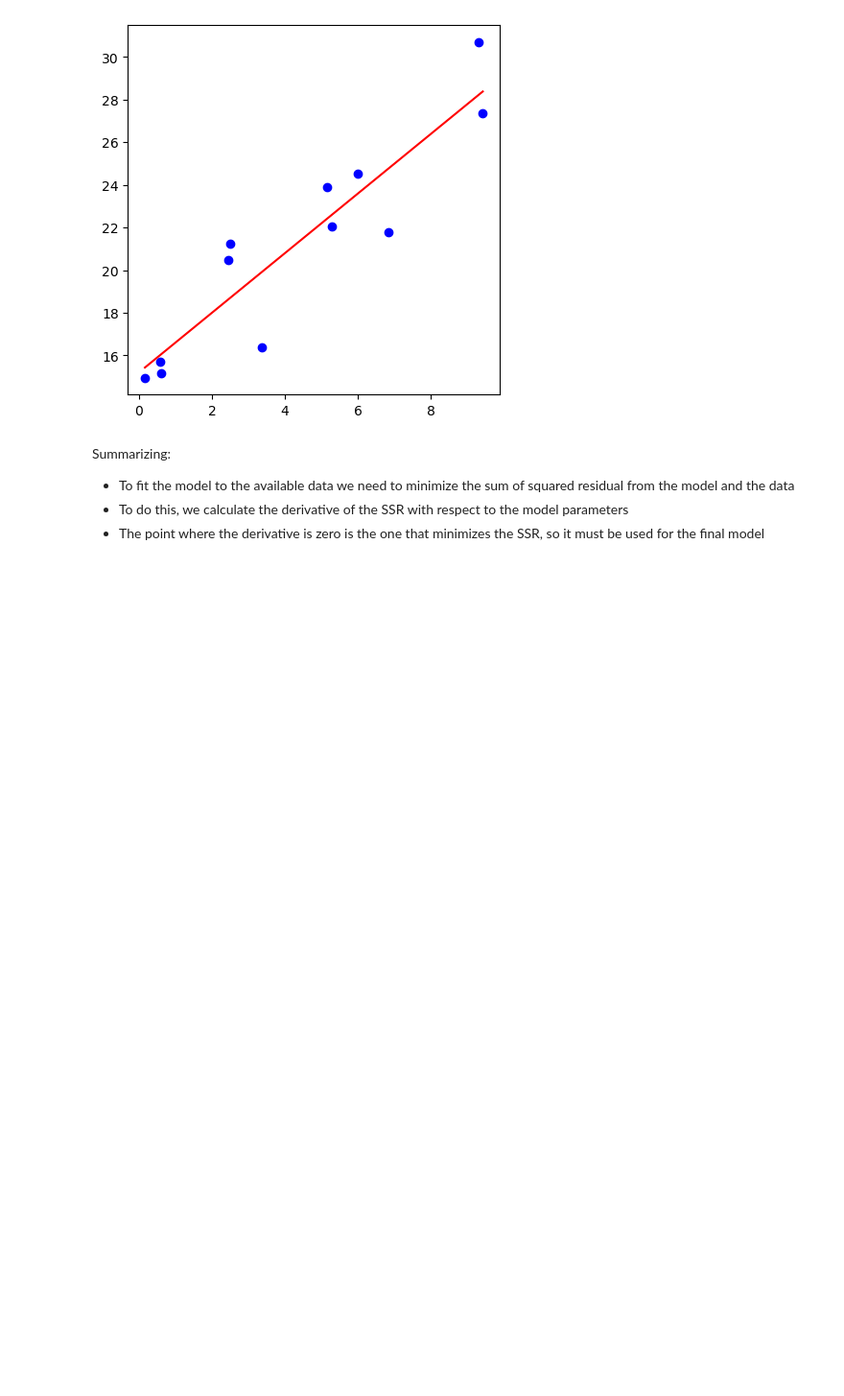
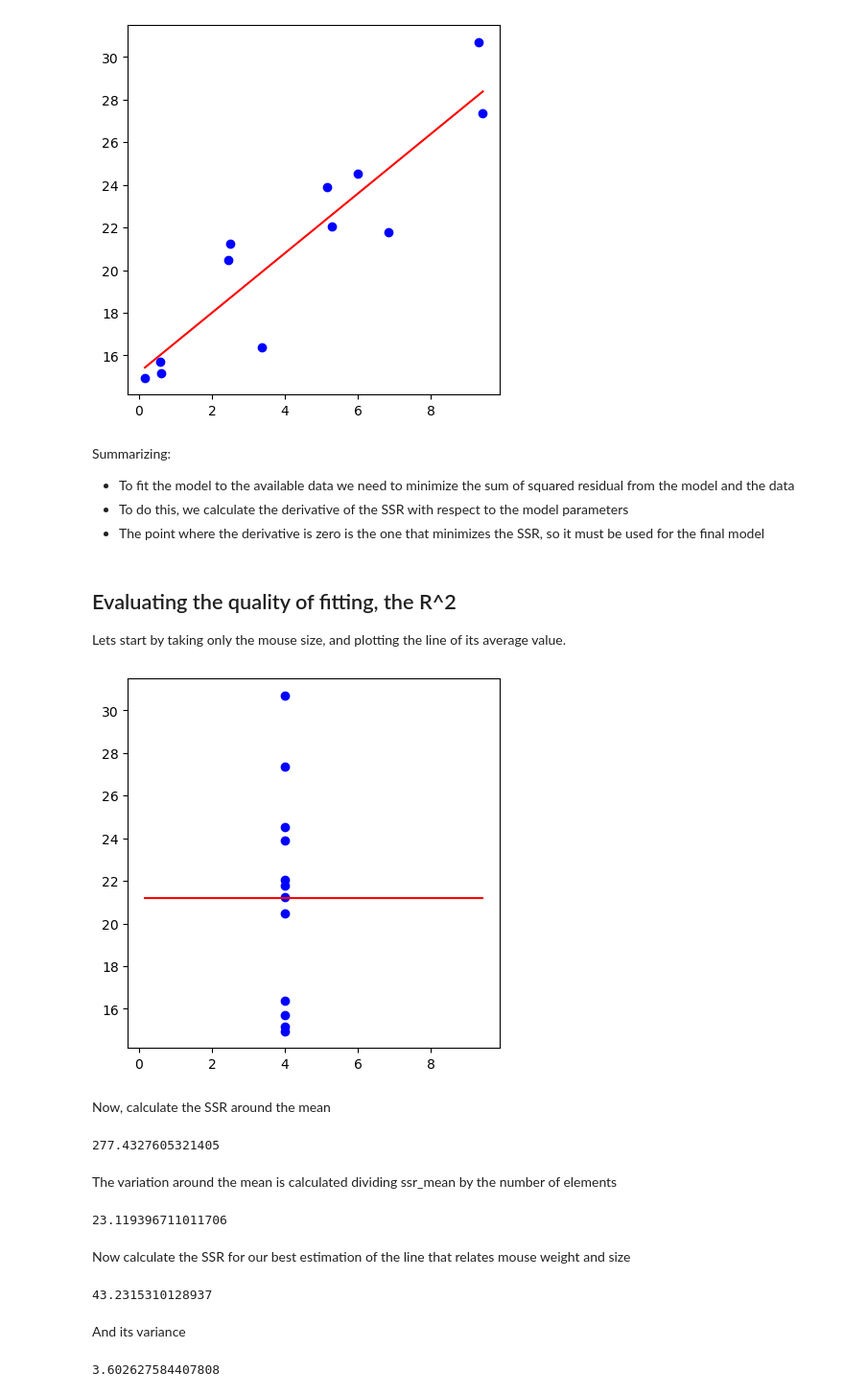
Before and after one commit to herrmilt/PythonLectures, a Jupyter notebook: Lecture5/lin_classif.ipynb, the cells around one changed output. Shown at 96% size. Saved outputs shown, nothing was run; the diff lists cells and outputs as text; code cells hidden in the pictures; blank space fills up the shorter version.

```diff
--- a/Lecture5/lin_classif.ipynb
+++ b/Lecture5/lin_classif.ipynb
@@ -245,3 +241,44 @@ Summarizing:
 - To fit the model to the available data we need to minimize the sum of squared residual from the model and the data
 - To do this, we calculate the derivative of the SSR with respect to the model parameters
 - The point where the derivative is zero is the one that minimizes the SSR, so it must be used for the final model
+# %% [markdown]
+## Evaluating the quality of fitting, the R^2
+
+Lets start by taking only the mouse size, and plotting the line of its average value.
+# %%
+mean_size = np.mean(Y)
+
+fig, ax = plt.subplots(figsize=(5, 5))
+ax.scatter(np.full(len(Y), 4), Y, color='blue', label='Random Points')
+draw_line(np.poly1d([0, mean_size]), 'red', ax, X)
+# %% [output]
+[figure, added]
+# %% [markdown]
+Now, calculate the SSR around the mean
+# %%
+ssr_mean = sum((mean_size - y)**2 for y in Y)
+ssr_mean
+# %% [output]
+277.4327605321405
+# %% [markdown]
+The variation around the mean is calculated dividing ssr_mean by the number of elements
+# %%
+Var_mean = ssr_mean / len(Y)
+Var_mean
+# %% [output]
+23.119396711011706
+# %% [markdown]
+Now calculate the SSR for our best estimation of the line that relates mouse weight and size
+# %%
+line = np.poly1d([min_slope, min_c])
+ssr_fit = sum((line(x) - y)**2 for x, y in zip(X, Y))
+ssr_fit
+# %% [output]
+43.2315310128937
+# %% [markdown]
+And its variance
+# %%
+Var_fit = ssr_fit / len(Y)
+Var_fit
+# %% [output]
+3.602627584407808
```
Also changed, not shown: parts of 34 cells of this notebook, 1 other file.
